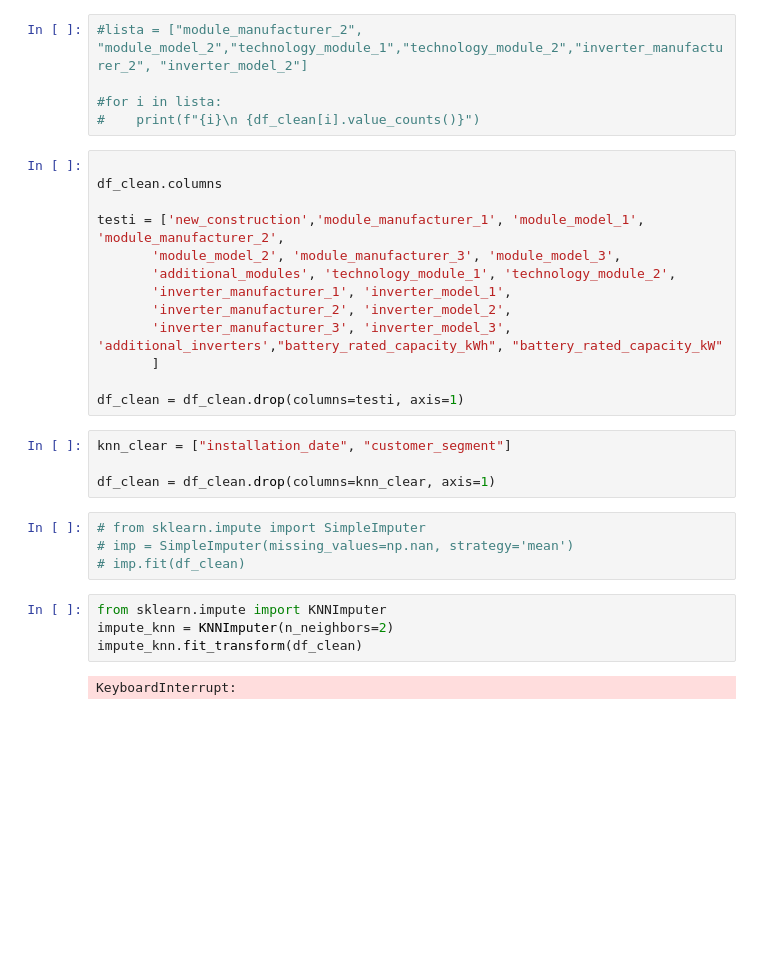
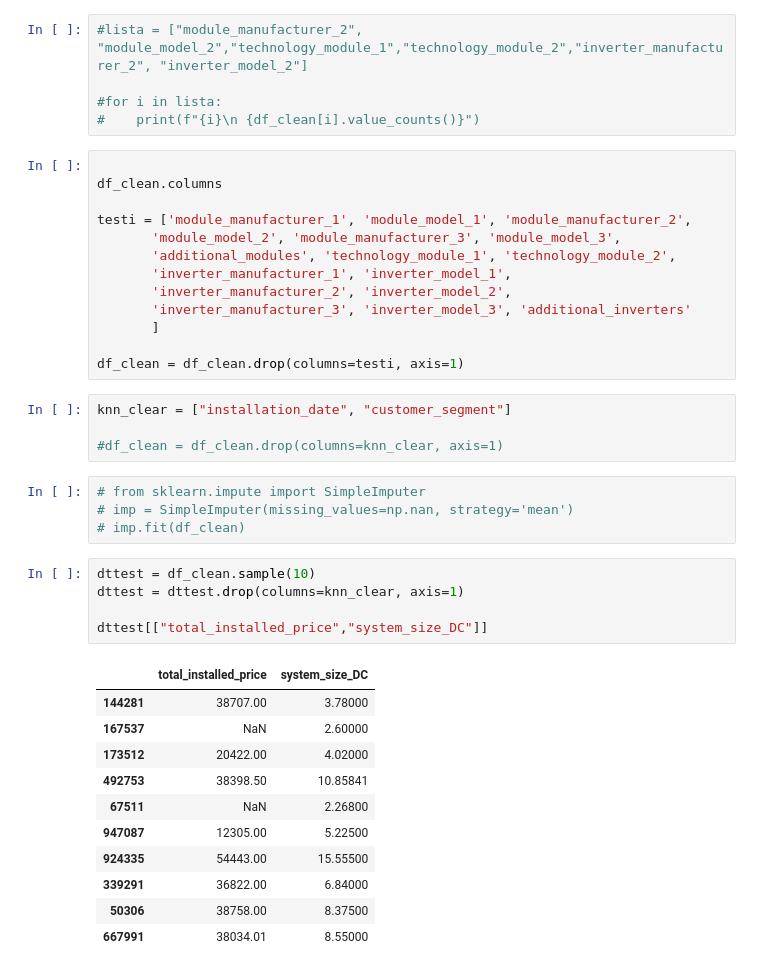
Before and after one commit to klehik/AI-DA-Projekti, a Jupyter notebook: testit/atte-test2.ipynb, the cells around one changed output. Saved outputs shown, nothing was run; the diff lists cells and outputs as text; blank space fills up the shorter version.

```diff
--- a/testit/atte-test2.ipynb
+++ b/testit/atte-test2.ipynb
@@ -250,26 +290,37 @@ dtype: int64
 
 df_clean.columns
 
-testi = ['new_construction','module_manufacturer_1', 'module_model_1', 'module_manufacturer_2',
+testi = ['module_manufacturer_1', 'module_model_1', 'module_manufacturer_2',
        'module_model_2', 'module_manufacturer_3', 'module_model_3',
        'additional_modules', 'technology_module_1', 'technology_module_2',
        'inverter_manufacturer_1', 'inverter_model_1',
        'inverter_manufacturer_2', 'inverter_model_2',
-       'inverter_manufacturer_3', 'inverter_model_3', 'additional_inverters',"battery_rated_capacity_kWh", "battery_rated_capacity_kW"
+       'inverter_manufacturer_3', 'inverter_model_3', 'additional_inverters'
        ]
 
 df_clean = df_clean.drop(columns=testi, axis=1)
 # %%
 knn_clear = ["installation_date", "customer_segment"]
 
-df_clean = df_clean.drop(columns=knn_clear, axis=1)
+#df_clean = df_clean.drop(columns=knn_clear, axis=1)
 # %%
 # from sklearn.impute import SimpleImputer
 # imp = SimpleImputer(missing_values=np.nan, strategy='mean')
 # imp.fit(df_clean)
-# %%
-from sklearn.impute import KNNImputer
-impute_knn = KNNImputer(n_neighbors=2)
-impute_knn.fit_transform(df_clean)
-# %% [output]
-KeyboardInterrupt:
+# %%
+dttest = df_clean.sample(10)
+dttest = dttest.drop(columns=knn_clear, axis=1)
+
+dttest[["total_installed_price","system_size_DC"]]
+# %% [output]
+|  | total_installed_price | system_size_DC |
+| 144281 | 38707.00 | 3.78000 |
+| 167537 | NaN | 2.60000 |
+| 173512 | 20422.00 | 4.02000 |
+| 492753 | 38398.50 | 10.85841 |
+| 67511 | NaN | 2.26800 |
+| 947087 | 12305.00 | 5.22500 |
+| 924335 | 54443.00 | 15.55500 |
+| 339291 | 36822.00 | 6.84000 |
+| 50306 | 38758.00 | 8.37500 |
+| 667991 | 38034.01 | 8.55000 |
```
Also changed, not shown: parts of 16 cells of this notebook, 1 other file.
